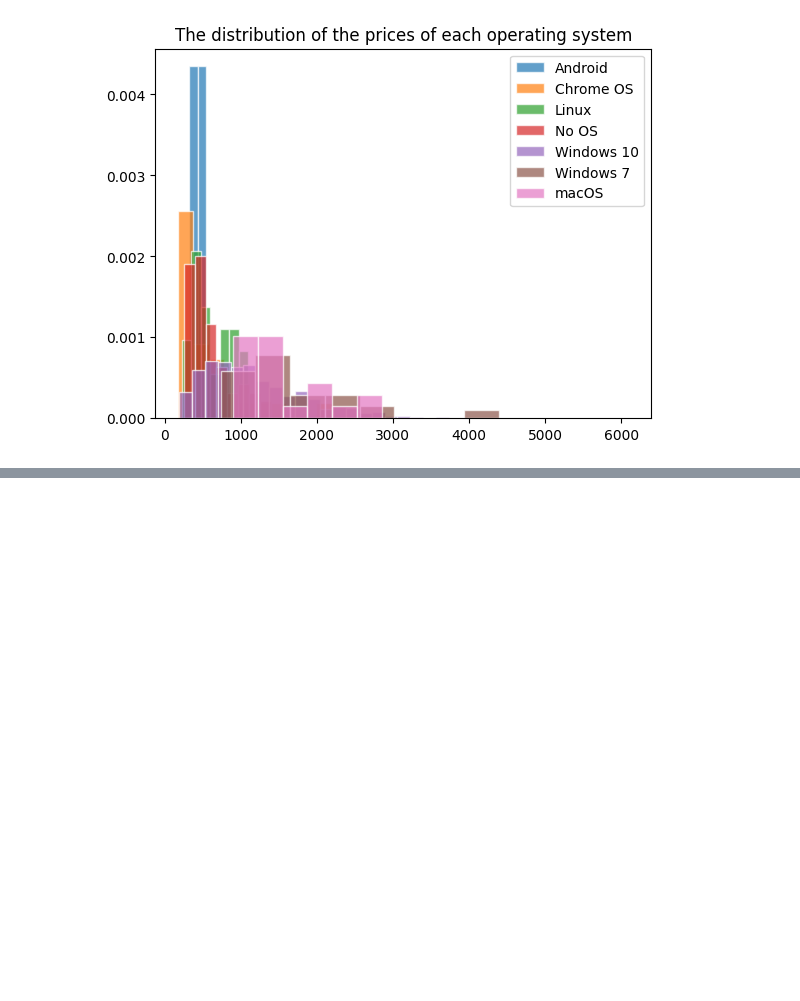
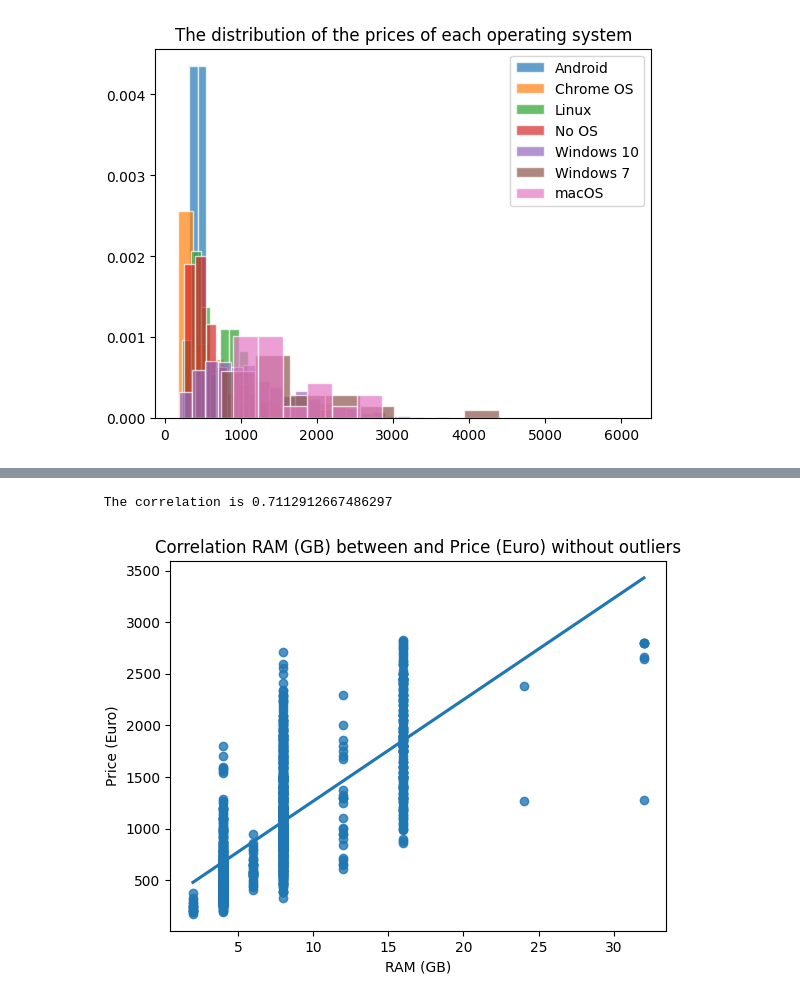
Before and after one commit to oredan23/laptop-analysis, a Jupyter notebook: mini_project_file_1.ipynb, the cells around one changed output, grey strips where cells are left out. Cells and saved outputs as stored; diff of their text form; code cells hidden in the pictures; blank space fills up the shorter version.

```diff
--- a/mini_project_file_1.ipynb
+++ b/mini_project_file_1.ipynb
@@ -70,0 +96,18 @@ plt.show()
+# %%
+# To detect the outliers I used the The IQR method because the distribution is right skewed. Z score wont work in this case (the distribution isn't normal)
+# Calculate percentiles
+lower_percentile = df['Price (Euro)'].quantile(0.25) # The lower percentile of the data
+upper_percentile = df['Price (Euro)'].quantile(0.75) # The upper percentile of the data
+IQR = upper_percentile - lower_percentile # finding the Interquartile Range
+# used the Tukey’s method for outlier detection
+lower = lower_percentile - 1.5 * IQR
+upper = upper_percentile + 1.5 * IQR
+price_without_outliers=df[(df["Price (Euro)"]>=lower) & (df["Price (Euro)"]<= upper)] # create a new data frame without the outliers
+cor_ram_price=df["RAM (GB)"].corr(price_without_outliers["Price (Euro)"], method='pearson') # calculate the correlation with pearson
+print(f" The correlation is {cor_ram_price}")
+sns.regplot(data=price_without_outliers, x="RAM (GB)", y="Price (Euro)", ci=None) #create plot of correlation
+plt.title('Correlation RAM (GB) between and Price (Euro) without outliers')
+plt.show() #plot without outliers
+# %% [output]
+ The correlation is 0.7112912667486297
+[figure, added]
```
Also changed, not shown: parts of 4 cells of this notebook.
